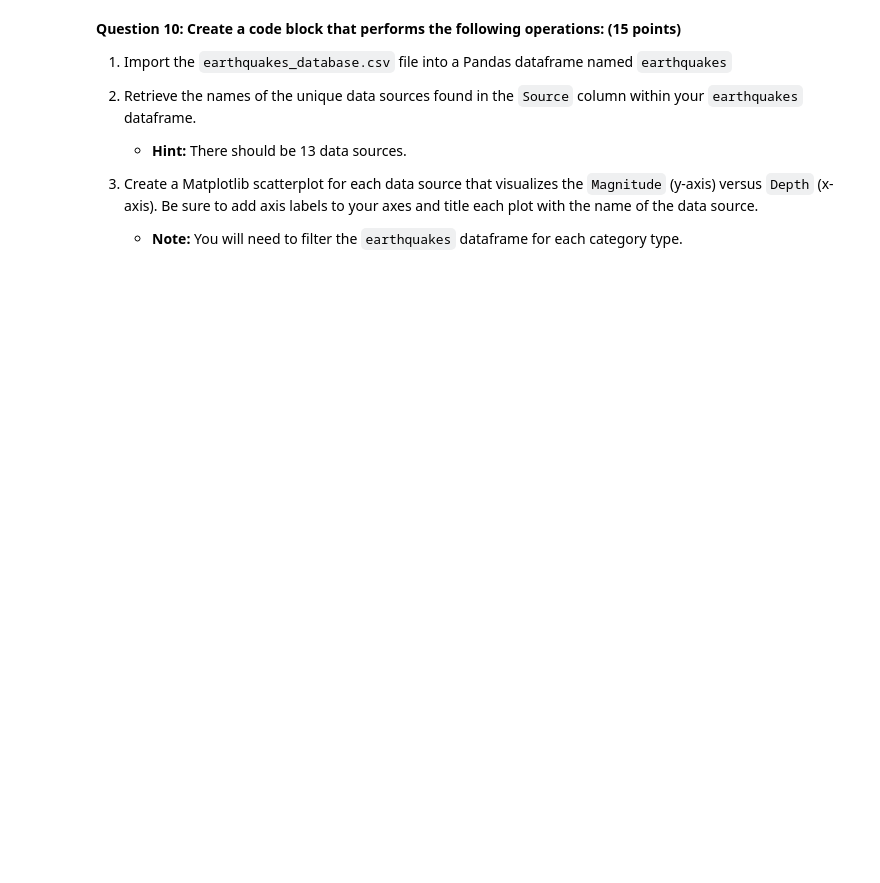
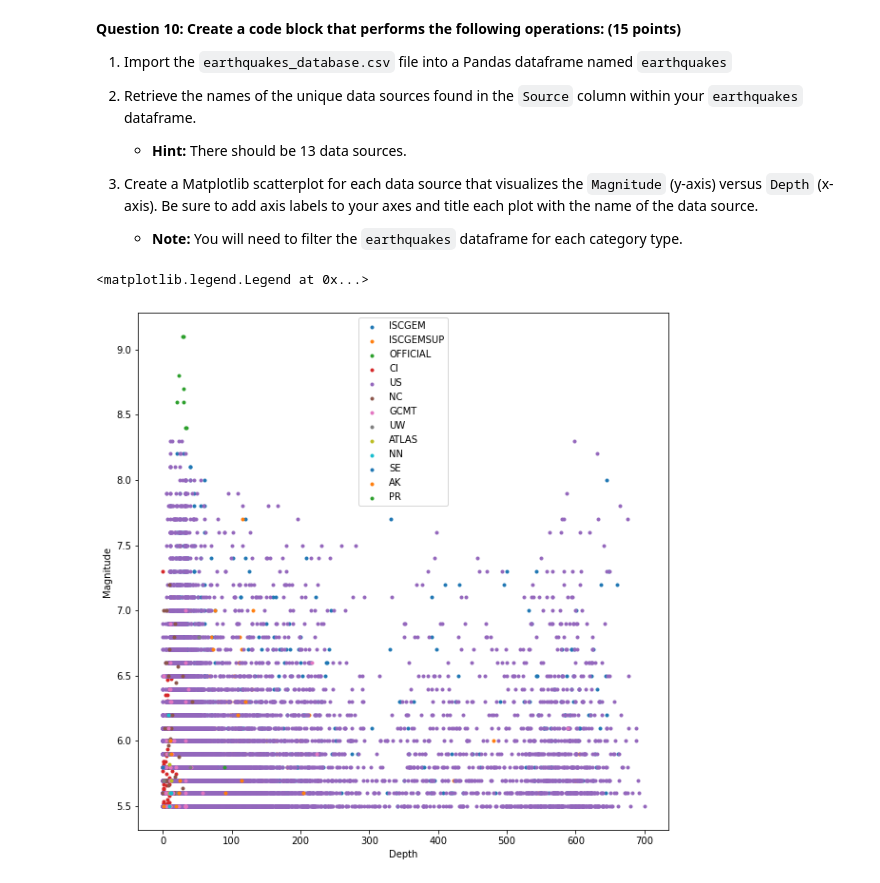
Before and after one commit to vuhpham94/nflx-adv-data-hw, a Jupyter notebook: 10012021/02-Unit_2_3_Assessment/Unsolved/Unit_2_3_Assessment-VP.ipynb, the cells around one changed output. Drawn from its saved outputs; the diff is of its cells as text; code cells hidden in the pictures; blank space fills up the shorter version.

```diff
--- a/10012021/02-Unit_2_3_Assessment/Unsolved/Unit_2_3_Assessment-VP.ipynb
+++ b/10012021/02-Unit_2_3_Assessment/Unsolved/Unit_2_3_Assessment-VP.ipynb
@@ -157,0 +230,20 @@ D. `plt.arrow()`
+# %%
+# Answer 10
+# import the dataset
+earthquakes_df = pd.read_csv('earthquakes_database.csv')
+earthquakes_df.head()
+
+source_l = earthquakes_df['Source'].unique()
+
+plt.figure(figsize=(10,10))
+plt.xlabel('Depth')
+plt.ylabel('Magnitude')
+for src in source_l:
+    x = earthquakes_df[earthquakes_df['Source'] == src]['Depth']
+    y = earthquakes_df[earthquakes_df['Source'] == src]['Magnitude']
+    plt.scatter(x,y, marker='.', label=src)
+#     plt.title(src)
+plt.legend()
+# %% [output]
+<matplotlib.legend.Legend at 0x...>
+[figure, added]
```
Also changed, not shown: parts of 15 cells of this notebook, 2 other files.
